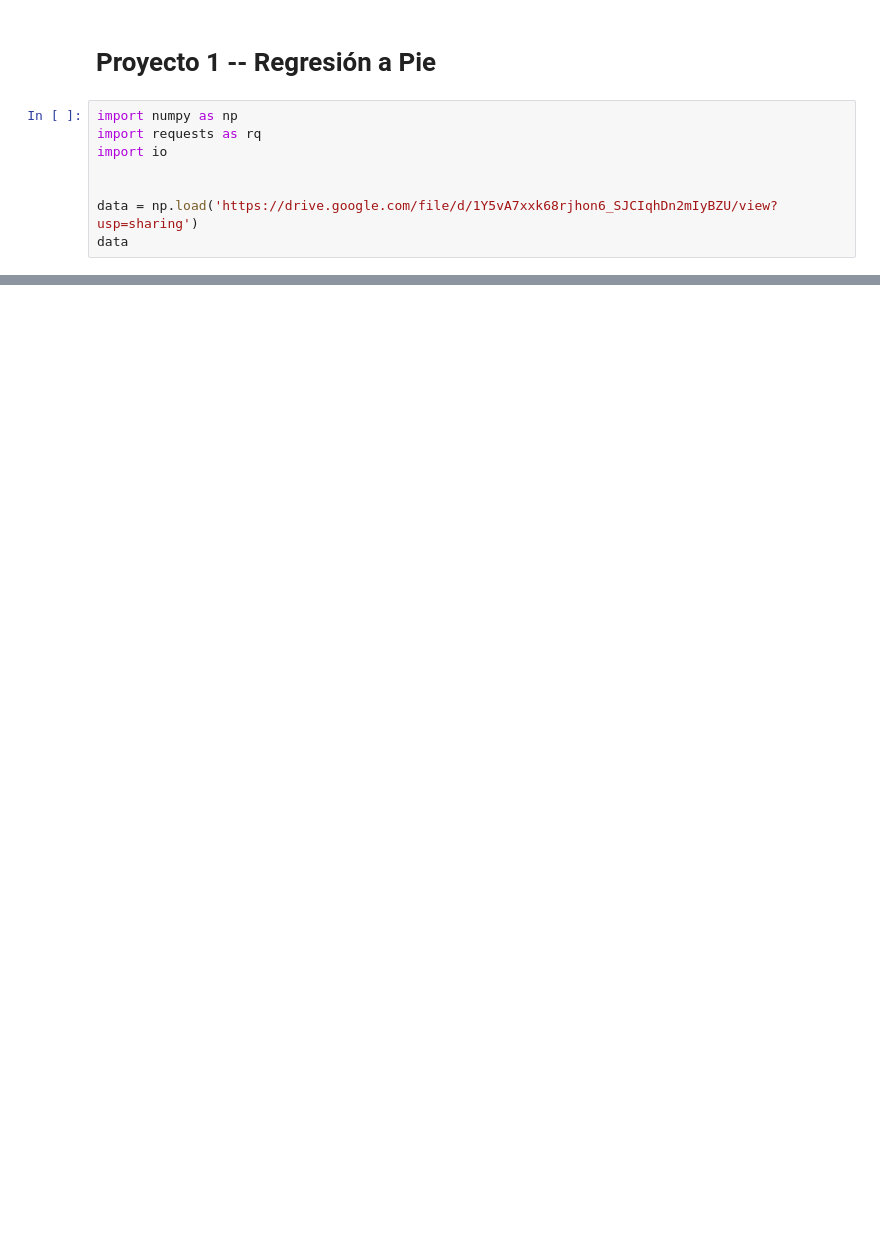
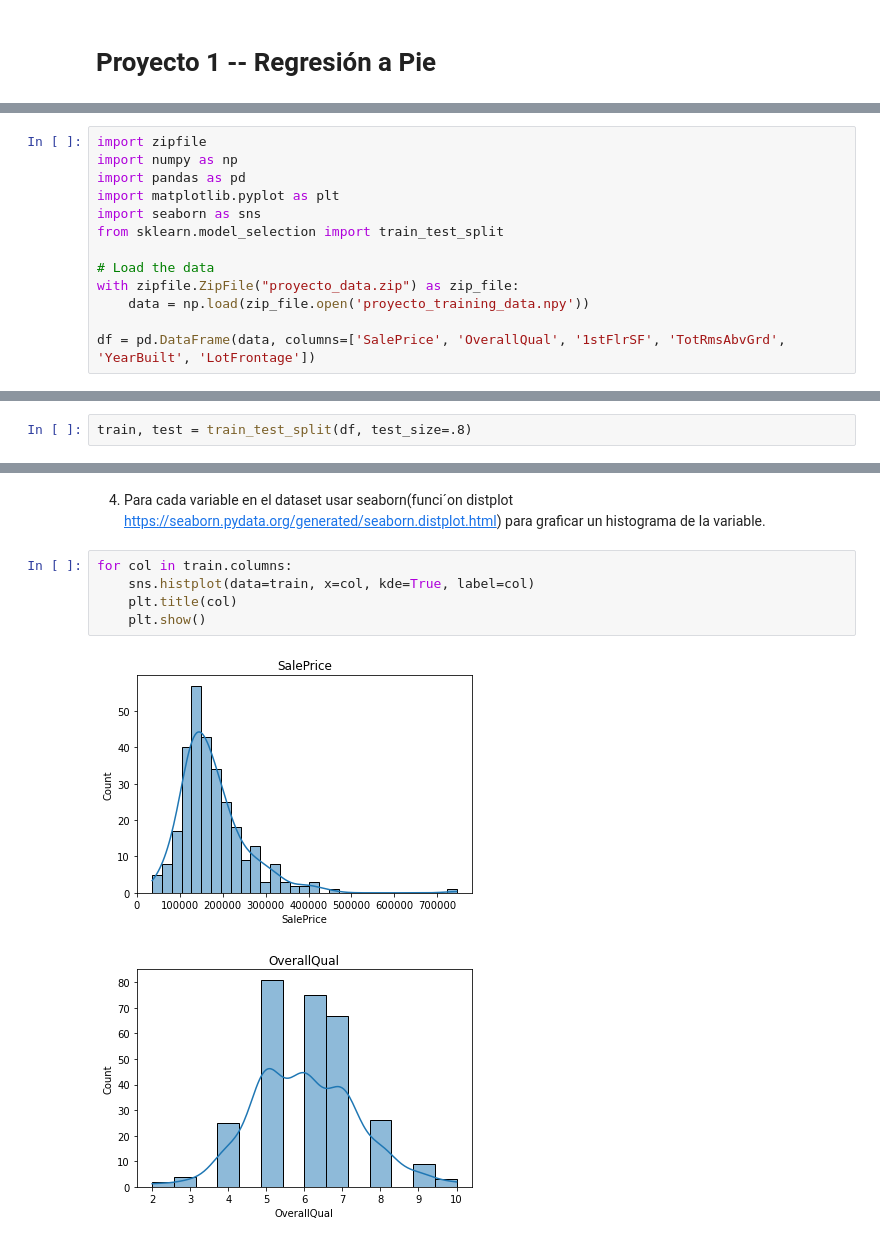
Before and after one commit to JuanjoDC/data-science-python-galileo, a Jupyter notebook: 1. Proyecto - Regresion a pie.ipynb, the cells around one changed output, grey strips where cells are left out. Saved outputs shown, nothing was run; the diff lists cells and outputs as text; blank space fills up the shorter version.

```diff
--- a/1. Proyecto - Regresion a pie.ipynb
+++ b/1. Proyecto - Regresion a pie.ipynb
@@ -1,10 +1,2 @@
 # %% [markdown]
 # Proyecto 1 -- Regresión a Pie
-# %%
-import numpy as np
-import requests as rq
-import io
-
-
-data = np.load('https://drive.google.com/file/d/1Y5vA7xxk68rjhon6_SJCIqhDn2mIyBZU/view?usp=sharing')
-data
@@ -12,0 +28,13 @@ OSError: [Errno 22] Invalid argument: 'https://drive.google.com/file/d/1Y5vA7xxk
+# %%
+import zipfile
+import numpy as np
+import pandas as pd
+import matplotlib.pyplot as plt
+import seaborn as sns
+from sklearn.model_selection import train_test_split
+
+# Load the data
+with zipfile.ZipFile("proyecto_data.zip") as zip_file:
+    data = np.load(zip_file.open('proyecto_training_data.npy'))
+
+df = pd.DataFrame(data, columns=['SalePrice', 'OverallQual', '1stFlrSF', 'TotRmsAbvGrd', 'YearBuilt', 'LotFrontage'])
@@ -12,0 +44,2 @@ OSError: [Errno 22] Invalid argument: 'https://drive.google.com/file/d/1Y5vA7xxk
+# %%
+train, test = train_test_split(df, test_size=.8)
@@ -12,0 +67,10 @@ OSError: [Errno 22] Invalid argument: 'https://drive.google.com/file/d/1Y5vA7xxk
+# %% [markdown]
+4. Para cada variable en el dataset usar seaborn(funci´on distplot https://seaborn.pydata.org/generated/seaborn.distplot.html) para graficar un histograma de la variable.
+# %%
+for col in train.columns:
+    sns.histplot(data=train, x=col, kde=True, label=col)
+    plt.title(col)
+    plt.show()
+# %% [output]
+[figure, added]
+[figure, added]
```
Also changed, not shown: parts of 9 cells of this notebook.
